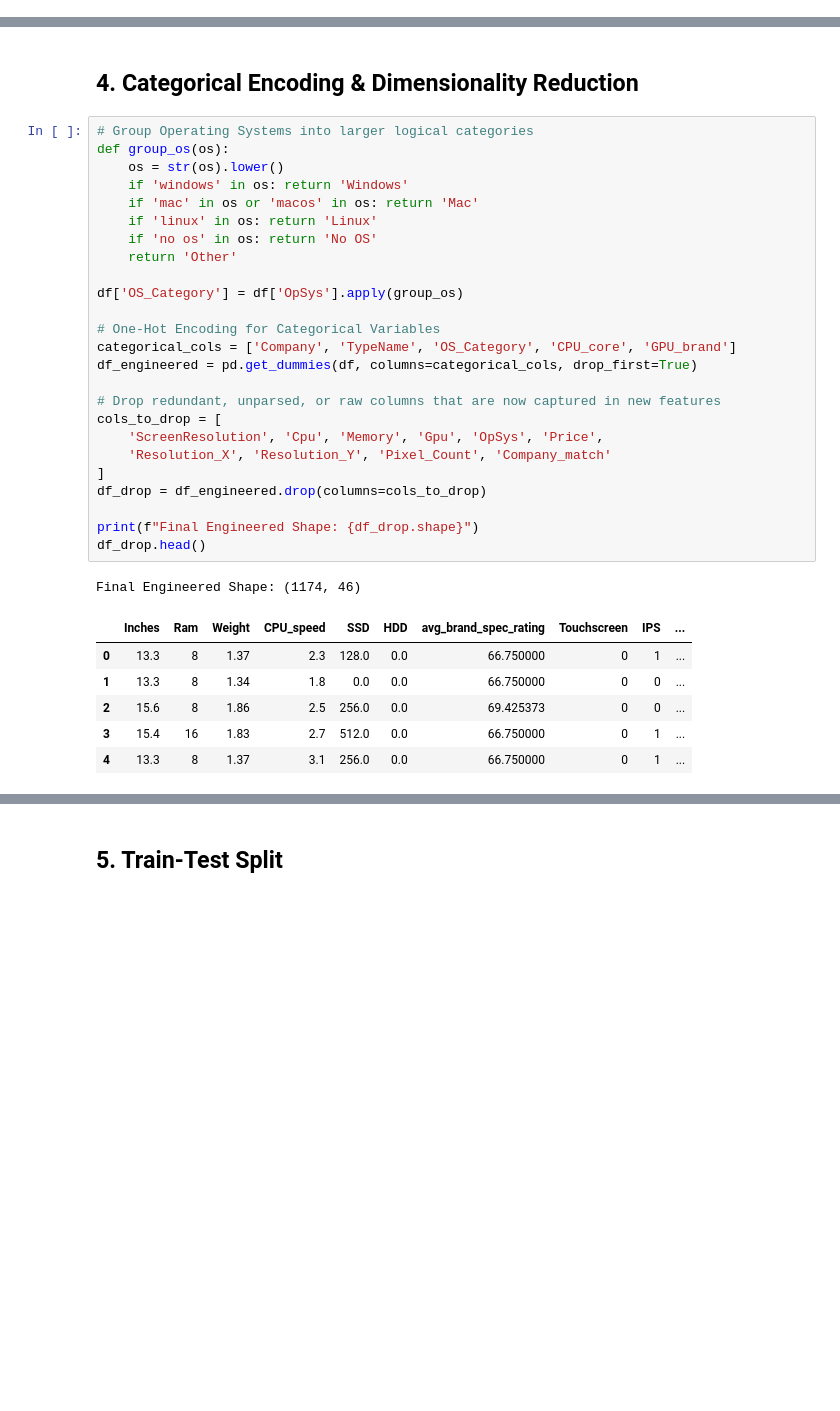
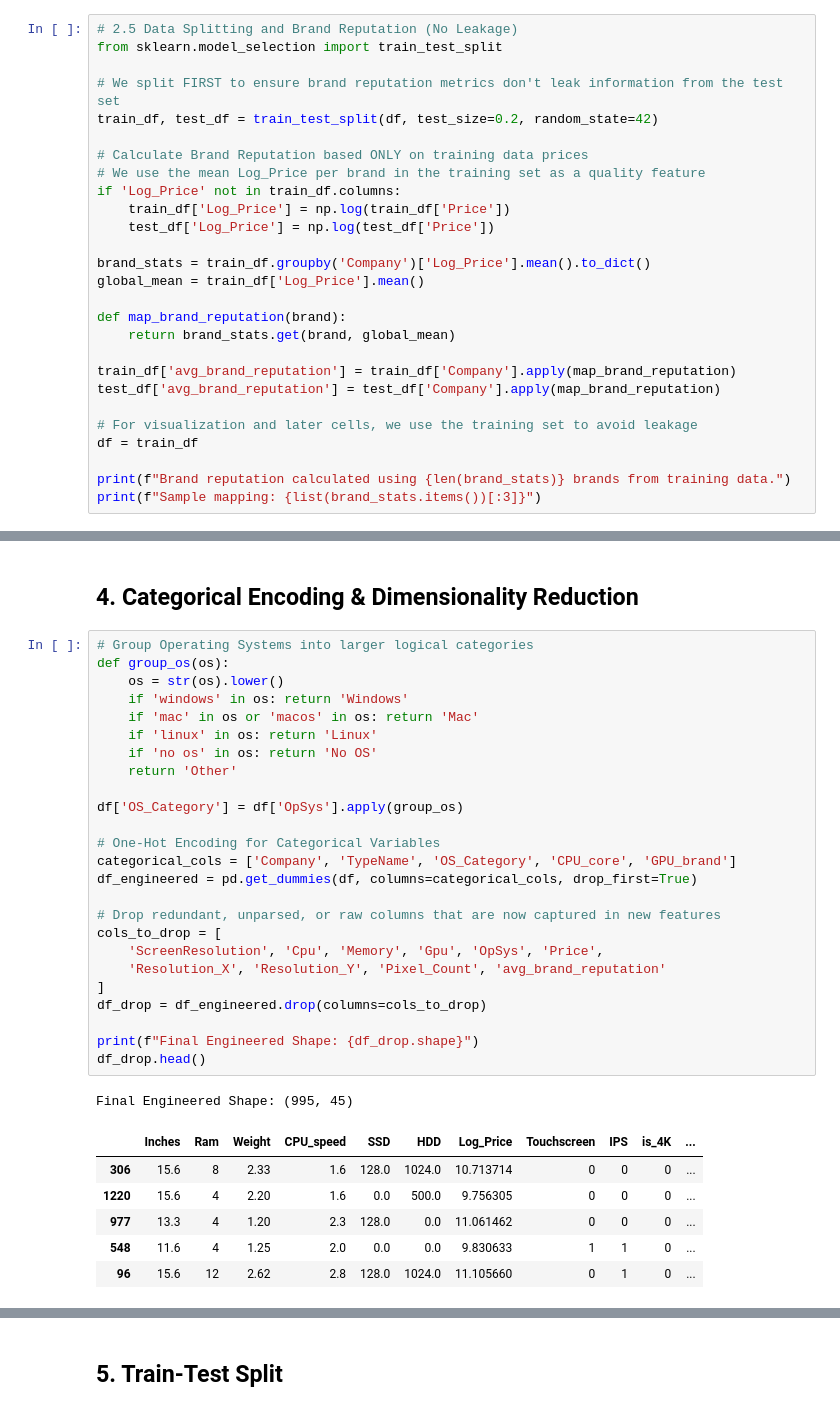
Before and after one commit to nishka-shah/Laptop-Prices, a Jupyter notebook: notebooks/feature_eng.ipynb, the cells around one changed output, grey strips where cells are left out. Cells and saved outputs as stored; diff of their text form; blank space fills up the shorter version.

```diff
--- a/notebooks/feature_eng.ipynb
+++ b/notebooks/feature_eng.ipynb
@@ -24,0 +24,27 @@ Dataset Shape: (1174, 21)
+# %%
+# 2.5 Data Splitting and Brand Reputation (No Leakage)
+from sklearn.model_selection import train_test_split
+
+# We split FIRST to ensure brand reputation metrics don't leak information from the test set
+train_df, test_df = train_test_split(df, test_size=0.2, random_state=42)
+
+# Calculate Brand Reputation based ONLY on training data prices
+# We use the mean Log_Price per brand in the training set as a quality feature
+if 'Log_Price' not in train_df.columns:
+    train_df['Log_Price'] = np.log(train_df['Price'])
+    test_df['Log_Price'] = np.log(test_df['Price'])
+
+brand_stats = train_df.groupby('Company')['Log_Price'].mean().to_dict()
+global_mean = train_df['Log_Price'].mean()
+
+def map_brand_reputation(brand):
+    return brand_stats.get(brand, global_mean)
+
+train_df['avg_brand_reputation'] = train_df['Company'].apply(map_brand_reputation)
+test_df['avg_brand_reputation'] = test_df['Company'].apply(map_brand_reputation)
+
+# For visualization and later cells, we use the training set to avoid leakage
+df = train_df
+
+print(f"Brand reputation calculated using {len(brand_stats)} brands from training data.")
+print(f"Sample mapping: {list(brand_stats.items())[:3]}")
@@ -152,33 +181,33 @@ Correlation between Performance_Score and Price: 0.7574
 # %%
 # Group Operating Systems into larger logical categories
 def group_os(os):
     os = str(os).lower()
     if 'windows' in os: return 'Windows'
     if 'mac' in os or 'macos' in os: return 'Mac'
     if 'linux' in os: return 'Linux'
     if 'no os' in os: return 'No OS'
     return 'Other'
 
 df['OS_Category'] = df['OpSys'].apply(group_os)
 
 # One-Hot Encoding for Categorical Variables
 categorical_cols = ['Company', 'TypeName', 'OS_Category', 'CPU_core', 'GPU_brand']
 df_engineered = pd.get_dummies(df, columns=categorical_cols, drop_first=True)
 
 # Drop redundant, unparsed, or raw columns that are now captured in new features
 cols_to_drop = [
     'ScreenResolution', 'Cpu', 'Memory', 'Gpu', 'OpSys', 'Price',
-    'Resolution_X', 'Resolution_Y', 'Pixel_Count', 'Company_match'
+    'Resolution_X', 'Resolution_Y', 'Pixel_Count', 'avg_brand_reputation'
 ]
 df_drop = df_engineered.drop(columns=cols_to_drop)
 
 print(f"Final Engineered Shape: {df_drop.shape}")
 df_drop.head()
 # %% [output]
-Final Engineered Shape: (1174, 46)
+Final Engineered Shape: (995, 45)
-|  | Inches | Ram | Weight | CPU_speed | SSD | HDD | avg_brand_spec_rating | Touchscreen | IPS | ... |
-| 0 | 13.3 | 8 | 1.37 | 2.3 | 128.0 | 0.0 | 66.750000 | 0 | 1 | ... |
-| 1 | 13.3 | 8 | 1.34 | 1.8 | 0.0 | 0.0 | 66.750000 | 0 | 0 | ... |
-| 2 | 15.6 | 8 | 1.86 | 2.5 | 256.0 | 0.0 | 69.425373 | 0 | 0 | ... |
-| 3 | 15.4 | 16 | 1.83 | 2.7 | 512.0 | 0.0 | 66.750000 | 0 | 1 | ... |
-| 4 | 13.3 | 8 | 1.37 | 3.1 | 256.0 | 0.0 | 66.750000 | 0 | 1 | ... |
+|  | Inches | Ram | Weight | CPU_speed | SSD | HDD | Log_Price | Touchscreen | IPS | is_4K | ... |
+| 306 | 15.6 | 8 | 2.33 | 1.6 | 128.0 | 1024.0 | 10.713714 | 0 | 0 | 0 | ... |
+| 1220 | 15.6 | 4 | 2.20 | 1.6 | 0.0 | 500.0 | 9.756305 | 0 | 0 | 0 | ... |
+| 977 | 13.3 | 4 | 1.20 | 2.3 | 128.0 | 0.0 | 11.061462 | 0 | 0 | 0 | ... |
+| 548 | 11.6 | 4 | 1.25 | 2.0 | 0.0 | 0.0 | 9.830633 | 1 | 1 | 0 | ... |
+| 96 | 15.6 | 12 | 2.62 | 2.8 | 128.0 | 1024.0 | 11.105660 | 0 | 1 | 0 | ... |
```
Also changed, not shown: parts of 11 cells of this notebook, 15 other files.
